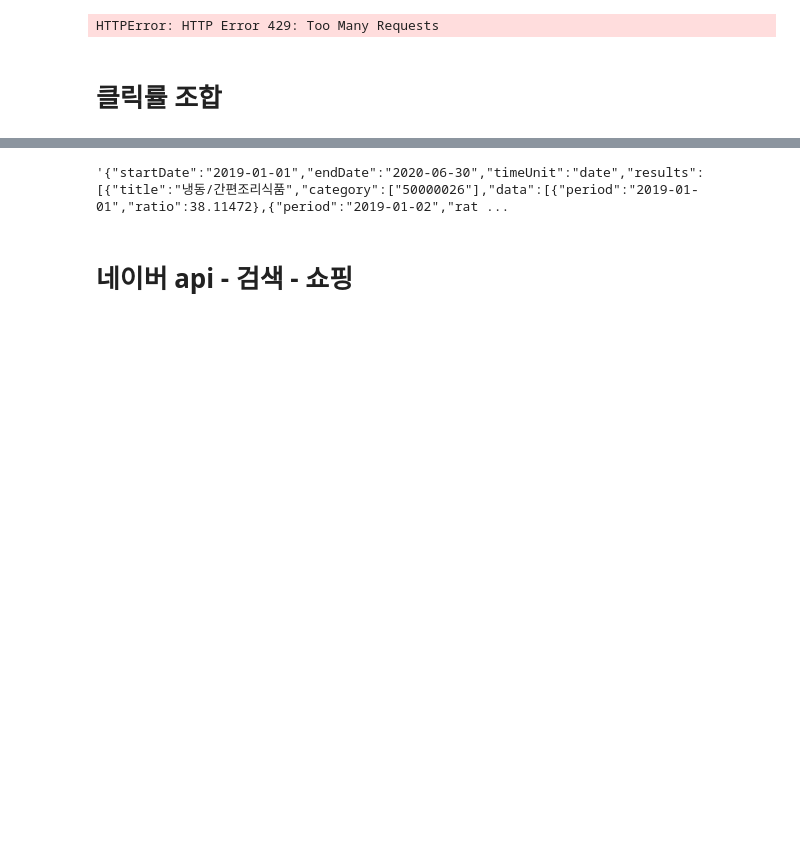
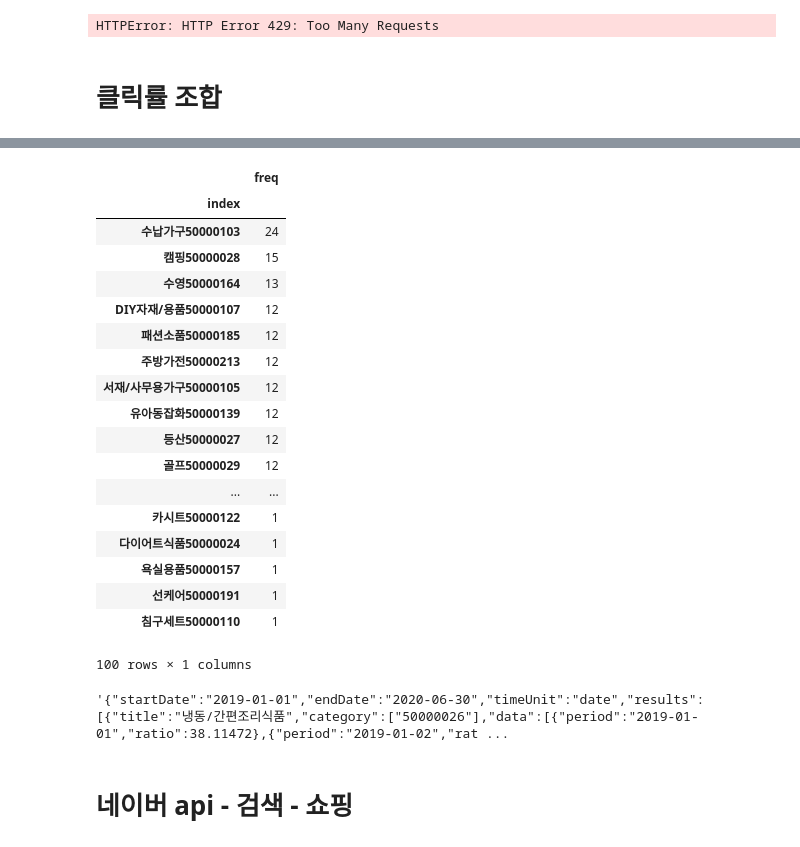
Before and after one commit to s-seo/bigcon_2020_mmmz, a Jupyter notebook: eda/naver_shopping_crawling.ipynb, the cells around one changed output, grey strips where cells are left out. Saved outputs shown, nothing was run; the diff lists cells and outputs as text; code cells hidden in the pictures; blank space fills up the shorter version.

```diff
--- a/eda/naver_shopping_crawling.ipynb
+++ b/eda/naver_shopping_crawling.ipynb
@@ -270,3 +270,18 @@ for a in body_cat_ss:
     time.sleep(5)
 # %% [markdown]
 # 클릭률 조합
+# %%
+# 중, 소분류 일단 다 불러옴
+
+import pandas as pd
+
+tmp = pd.read_csv('C:/Users/baoro/Desktop/공모전/BCT_2020/data/middle_category.csv', engine='python')
+code_m = tmp.code_m
+name_m = tmp.name_m
+
+tmp2 = pd.read_csv('C:/Users/baoro/Desktop/공모전/BCT_2020/data/small_category.csv', engine='python')
+code_s = tmp2.code_s
+names_s = tmp2.name_s
+# %%
+i = 3
+tt = itemgetter(*range(10*i, 10*(i+1)))(code_m)
@@ -273,3 +405,27 @@ for a in body_cat_ss:
+# %%
+temp_dfg = temp_df.groupby('index').sum()
+temp_dfg.columns = ['freq']
+temp_dfg.sort_values(by='freq', ascending = False)
+# %% [output]
+|  | freq |
+| index |  |
+| 수납가구50000103 | 24 |
+| 캠핑50000028 | 15 |
+| 수영50000164 | 13 |
+| DIY자재/용품50000107 | 12 |
+| 패션소품50000185 | 12 |
+| 주방가전50000213 | 12 |
+| 서재/사무용가구50000105 | 12 |
+| 유아동잡화50000139 | 12 |
+| 등산50000027 | 12 |
+| 골프50000029 | 12 |
+| ... | ... |
+| 카시트50000122 | 1 |
+| 다이어트식품50000024 | 1 |
+| 욕실용품50000157 | 1 |
+| 선케어50000191 | 1 |
+| 침구세트50000110 | 1 |
+100 rows × 1 columns
 # %%
 # 대분류 카테고리 긁기
 
```
Also changed, not shown: parts of 4 cells of this notebook, 1 other file.
